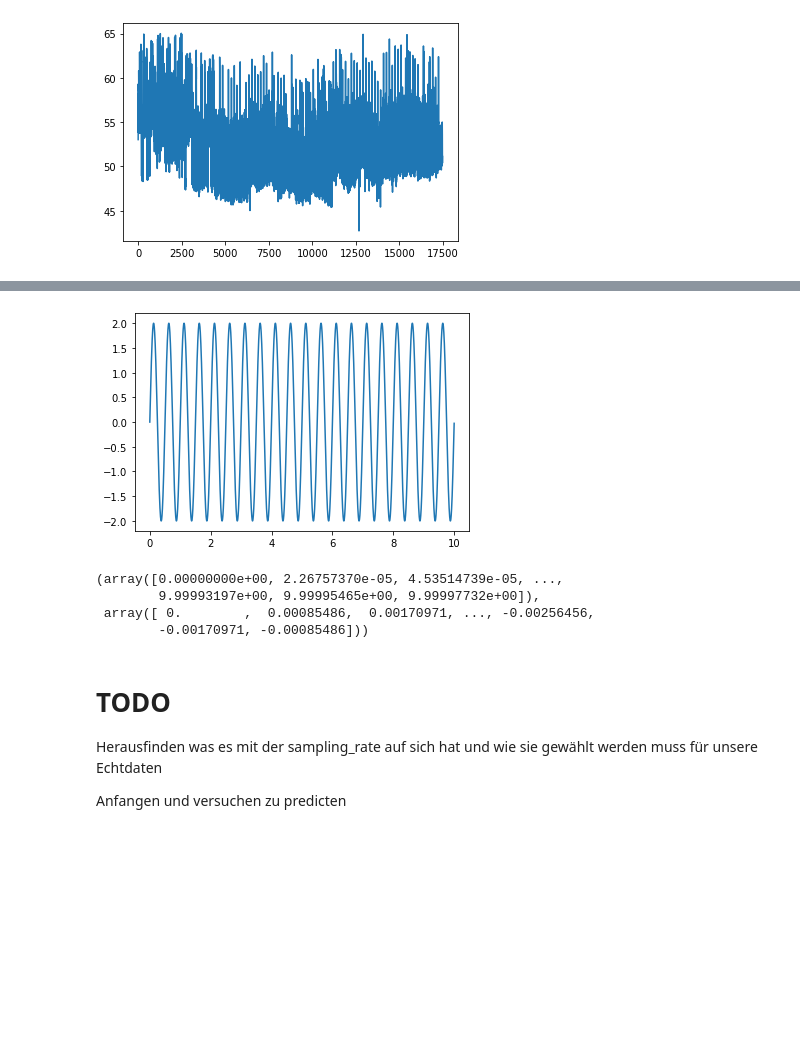
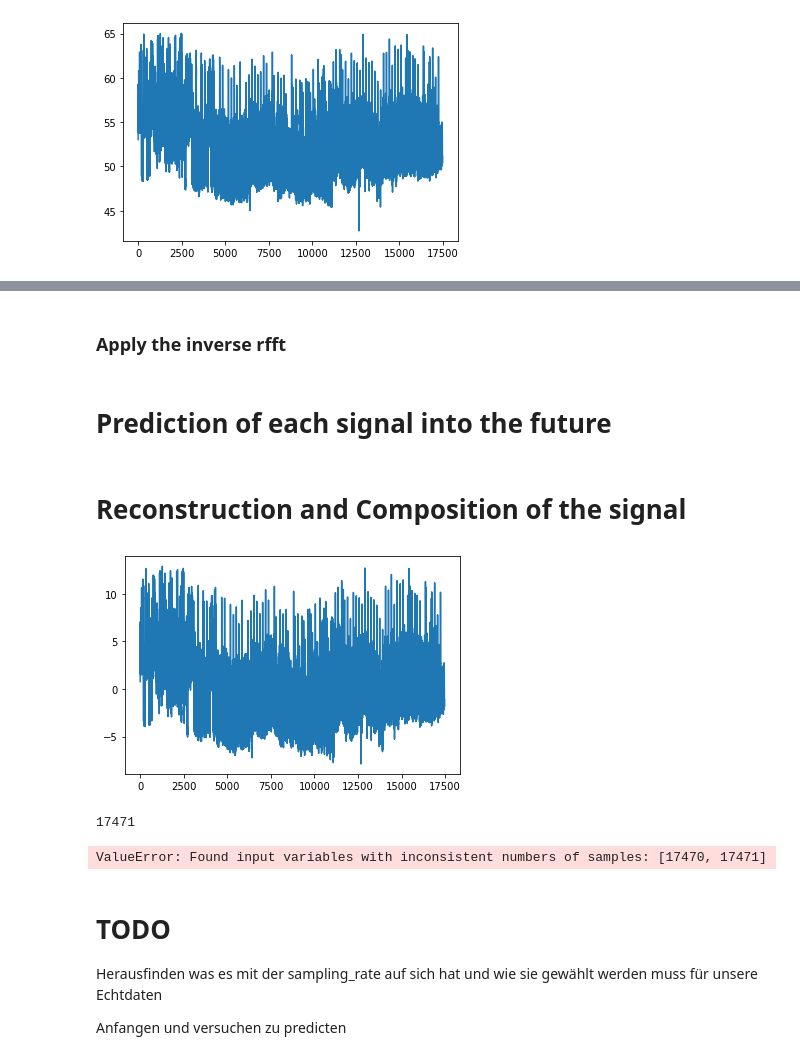
Before and after one commit to mdeppner/energy_demand_prediction_for_buildings, a Jupyter notebook: notebooks/Demand Prediction.ipynb, the cells around one changed output, grey strips where cells are left out. Saved outputs shown, nothing was run; the diff lists cells and outputs as text; code cells hidden in the pictures; blank space fills up the shorter version.

```diff
--- a/notebooks/Demand Prediction.ipynb
+++ b/notebooks/Demand Prediction.ipynb
@@ -359,0 +369,17 @@ plt.show()
+# %% [markdown]
+### Apply the inverse rfft
+# %% [markdown]
+# Prediction of each signal into the future
+# %% [markdown]
+# Reconstruction and Composition of the signal
+# %%
+new_sig = irfft(y_rfft)
+
+plt.plot(new_sig[:np.size(signal)])
+plt.show()
+# %% [output]
+[figure, added]
+# %%
+np.size(signal)
+# %% [output]
+17471
@@ -360,28 +388,26 @@ plt.show()
+# %%
+mean_squared_error(new_sig, signal)
+# %% [output]
+ValueError: Found input variables with inconsistent numbers of samples: [17470, 17471]
 # %%
-SAMPLE_RATE = 1000  # Hertz
-DURATION = 10  # Seconds
-AMPLITUDE = 2
-
 def generate_sine_wave(freq, sample_rate, duration, amplitude):
     x = np.linspace(0, duration, sample_rate * duration, endpoint=False)
     frequencies = x * freq
     # 2pi because np.sin takes radians
     y = amplitude * np.sin((2 * np.pi) * frequencies)
+
     return x, y
 
-# Generate a 2 hertz sine wave that lasts for 5 seconds
+# Definitions
+SAMPLE_RATE = 1000  # Hertz
+DURATION = 10  # Seconds
+AMPLITUDE = 2
+
+
+# Generate a 2 Hertz sine wave that lasts for 5 seconds
 x, y = generate_sine_wave(2, SAMPLE_RATE, DURATION, AMPLITUDE)
 plt.plot(x, y)
 plt.show()
-# %% [output]
-[figure, removed]
-# %%
-generate_sine_wave(3, SAMPLE_RATE, DURATION, AMPLITUDE)
-# %% [output]
-(array([0.00000000e+00, 2.26757370e-05, 4.53514739e-05, ...,
-        9.99993197e+00, 9.99995465e+00, 9.99997732e+00]),
- array([ 0.        ,  0.00085486,  0.00170971, ..., -0.00256456,
-        -0.00170971, -0.00085486]))
 # %% [markdown]
 # TODO
 
```
Also changed, not shown: parts of 26 cells of this notebook, 1 other file.
